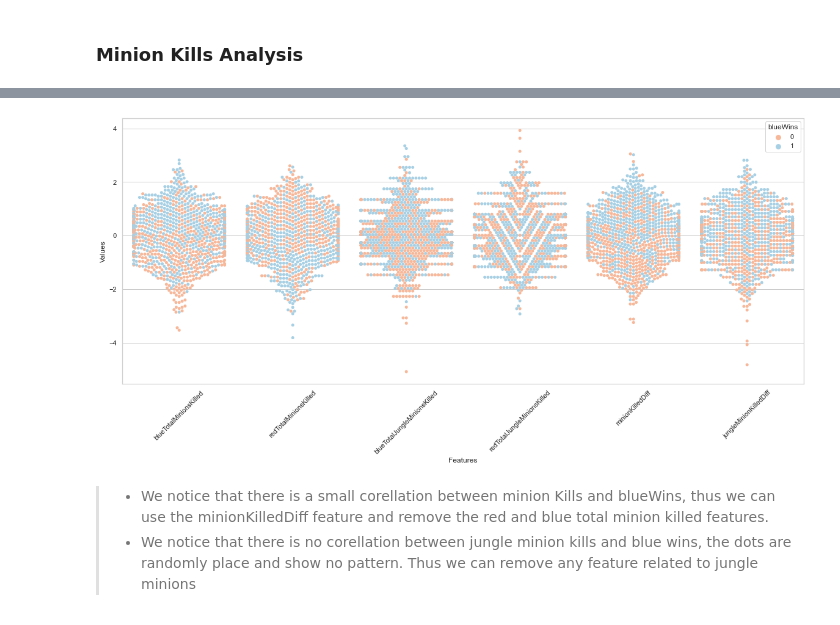
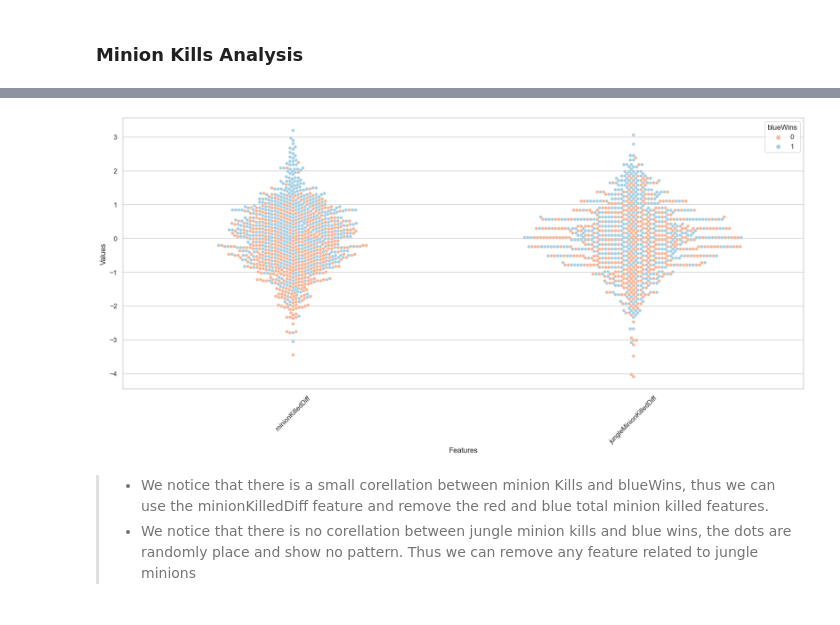
Before and after one commit to Asabe041/devoir1CSI4506, a Jupyter notebook: LeagueOfLegendsMLNoteBook.ipynb, the cells around one changed output, grey strips where cells are left out. Saved outputs shown, nothing was run; the diff lists cells and outputs as text; code cells hidden in the pictures.

```diff
--- a/LeagueOfLegendsMLNoteBook.ipynb
+++ b/LeagueOfLegendsMLNoteBook.ipynb
@@ -150,9 +150,13 @@ Below we will remove the attributes that we deemed not useful.
 # %%
-# drop not useful columns of red and blue team
-columns =   ['blueGoldPerMin','redGoldPerMin','redKills','redDeaths'
-            ,'redGoldDiff','redExperienceDiff', ,
-            'redFirstBlood','redCSPerMin','blueCSPerMin']
+# drop not useful columns of blue and red team
+columns =   ['blueGoldPerMin', 'blueCSPerMin','redGoldPerMin',
+            'redKills', 'redDeaths','redGoldDiff',
+            'redExperienceDiff', 'redFirstBlood','redCSPerMin',
+            'redTotalGold','redTotalExperience', 'blueTotalGold',
+            'blueTotalExperience']
 df_clean = df.drop(columns, axis=1)
+
+# Show new table
 df_clean.head()
 # %% [output]
 |  | blueWardsPlaced | blueWardsDestroyed | blueFirstBlood | blueKills | blueDeaths | blueAssists | ... |
@@ -249,5 +251,5 @@ We can see that blueGoldDiff and blueExperienceDiff shows the difference of blue
 # %%
-columns = ['redTotalGold','redTotalExperience', 'blueTotalGold', 'blueTotalExperience']
+columns = []
 current_df.drop(columns, axis=1, inplace=True)
 
 # we can now rename blueGoldDiff and blueExperienceDiff to goldDiff and experienceDiff
@@ -390,17 +377,24 @@ plt.show()
 # %%
 sns.set(style='whitegrid', palette='muted')
 
-data = current_df[['blueTotalMinionsKilled', 'redTotalMinionsKilled', 'blueTotalJungleMinionsKilled','redTotalJungleMinionsKilled','minionKilledDiff', 'jungleMinionKilledDiff']].sample(1000)
+current_df['minionKilledDiff'] = current_df['blueTotalMinionsKilled'] - current_df['redTotalMinionsKilled']
+current_df['jungleMinionKilledDiff'] = current_df['blueTotalJungleMinionsKilled'] - current_df['redTotalJungleMinionsKilled']
+
+# Drop unnecessary features
+column = ['blueTotalMinionsKilled','redTotalMinionsKilled','blueTotalJungleMinionsKilled','redTotalJungleMinionsKilled']
+
+current_df.drop(column, axis=1, inplace=True)
+data = current_df[['minionKilledDiff', 'jungleMinionKilledDiff']].sample(1000)
 data_std = (data - data.mean()) / data.std()
 data = pd.concat([target, data_std], axis=1)
 data = pd.melt(data, id_vars='blueWins', var_name='Features',value_name='Values')
 
 plt.figure(figsize=(20,8))
 sns.swarmplot(x='Features', y='Values', hue='blueWins', palette='RdBu', data=data)
 plt.xticks(rotation=45)
 plt.show()
 # %% [output]
-[figure, old version]
+[figure, new version]
 # %% [markdown]
 > - We notice that there is a small corellation between minion Kills and blueWins, thus we can use the minionKilledDiff feature and remove the red and blue total minion killed features.
 > - We notice that there is no corellation between jungle minion kills and blue wins, the dots are randomly place and show no pattern. Thus we can remove any feature related to jungle minions
```
Also changed, not shown: parts of 22 cells of this notebook.
